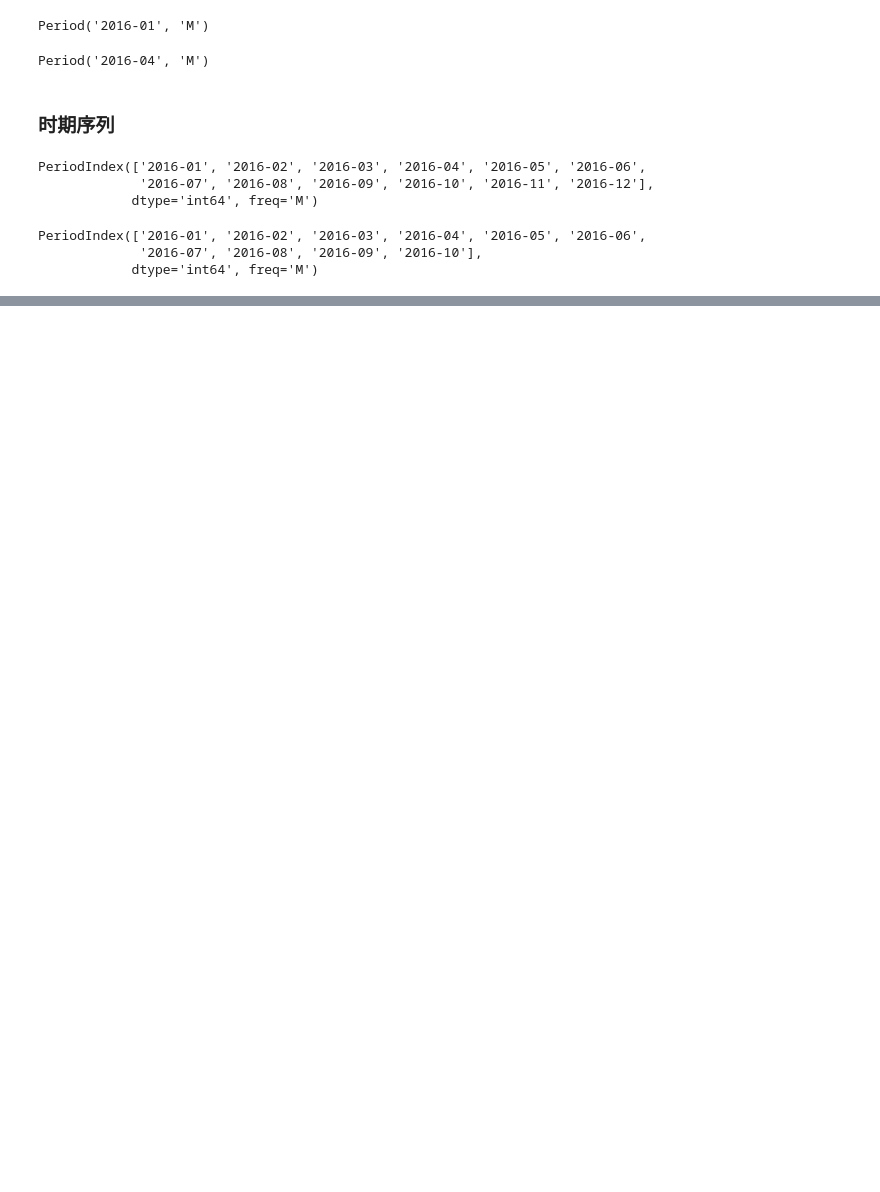
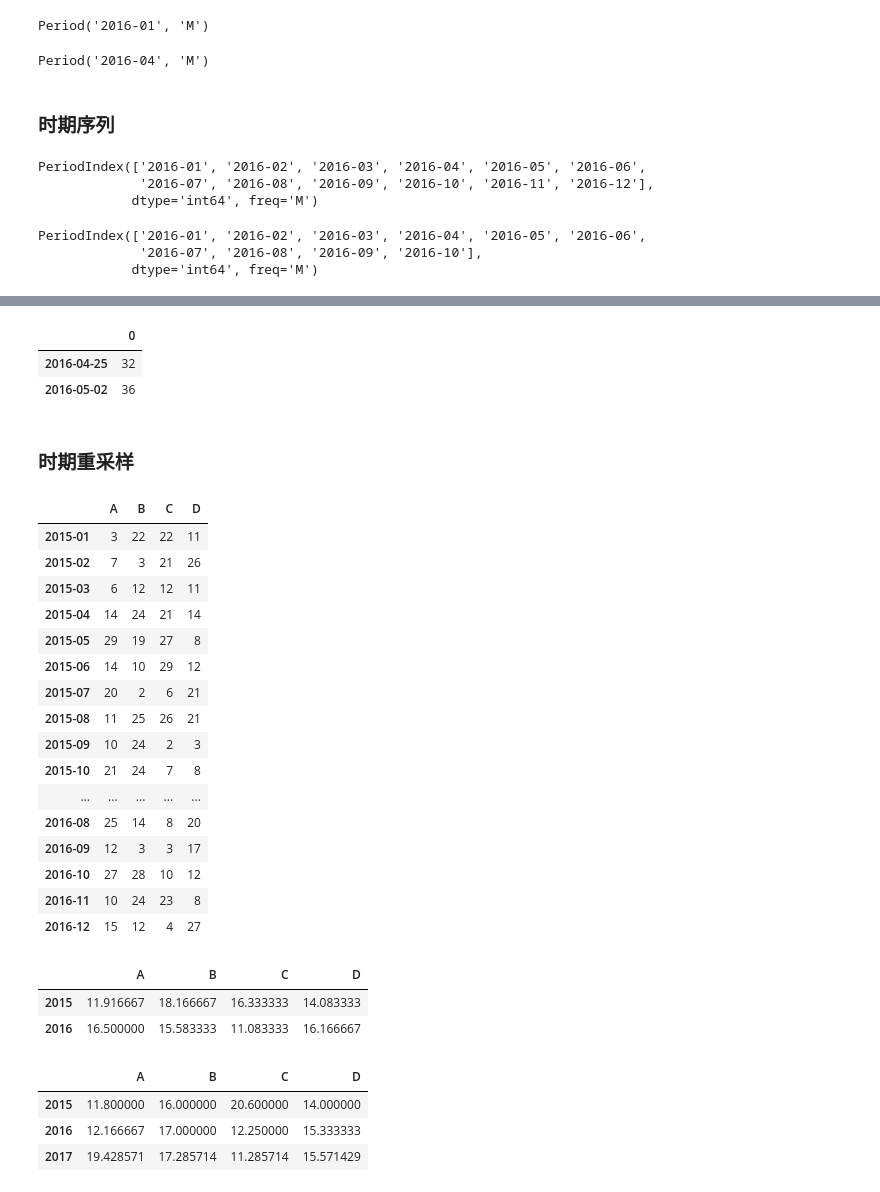
Before and after one commit to kamidox/pandas_tutor, a Jupyter notebook: pandas_datetime.ipynb, the cells around one changed output, grey strips where cells are left out. Drawn from its saved outputs; the diff is of its cells as text; code cells hidden in the pictures; blank space fills up the shorter version.

```diff
--- a/pandas_datetime.ipynb
+++ b/pandas_datetime.ipynb
@@ -201,0 +480,46 @@ PeriodIndex(['2016-01', '2016-02', '2016-03', '2016-04', '2016-05', '2016-06',
+# %%
+# 以周为单位，每周一采样
+df.resample('W-MON', fill_method='ffill')
+# %% [output]
+|  | 0 |
+| 2016-04-25 | 32 |
+| 2016-05-02 | 36 |
+# %% [markdown]
+### 时期重采样
+# %%
+df = pd.DataFrame(np.random.randint(2, 30, (24, 4)),
+                  index=pd.period_range('2015-01', '2016-12', freq='M'),
+                  columns=list('ABCD'))
+df
+# %% [output]
+|  | A | B | C | D |
+| 2015-01 | 3 | 22 | 22 | 11 |
+| 2015-02 | 7 | 3 | 21 | 26 |
+| 2015-03 | 6 | 12 | 12 | 11 |
+| 2015-04 | 14 | 24 | 21 | 14 |
+| 2015-05 | 29 | 19 | 27 | 8 |
+| 2015-06 | 14 | 10 | 29 | 12 |
+| 2015-07 | 20 | 2 | 6 | 21 |
+| 2015-08 | 11 | 25 | 26 | 21 |
+| 2015-09 | 10 | 24 | 2 | 3 |
+| 2015-10 | 21 | 24 | 7 | 8 |
+| ... | ... | ... | ... | ... |
+| 2016-08 | 25 | 14 | 8 | 20 |
+| 2016-09 | 12 | 3 | 3 | 17 |
+| 2016-10 | 27 | 28 | 10 | 12 |
+| 2016-11 | 10 | 24 | 23 | 8 |
+| 2016-12 | 15 | 12 | 4 | 27 |
+# %%
+adf = df.resample('A-DEC', how='mean')
+adf
+# %% [output]
+|  | A | B | C | D |
+| 2015 | 11.916667 | 18.166667 | 16.333333 | 14.083333 |
+| 2016 | 16.500000 | 15.583333 | 11.083333 | 16.166667 |
+# %%
+df.resample('A-MAY', how='mean')
+# %% [output]
+|  | A | B | C | D |
+| 2015 | 11.800000 | 16.000000 | 20.600000 | 14.000000 |
+| 2016 | 12.166667 | 17.000000 | 12.250000 | 15.333333 |
+| 2017 | 19.428571 | 17.285714 | 11.285714 | 15.571429 |
```
Also changed, not shown: parts of 45 cells of this notebook, 1 other file.
